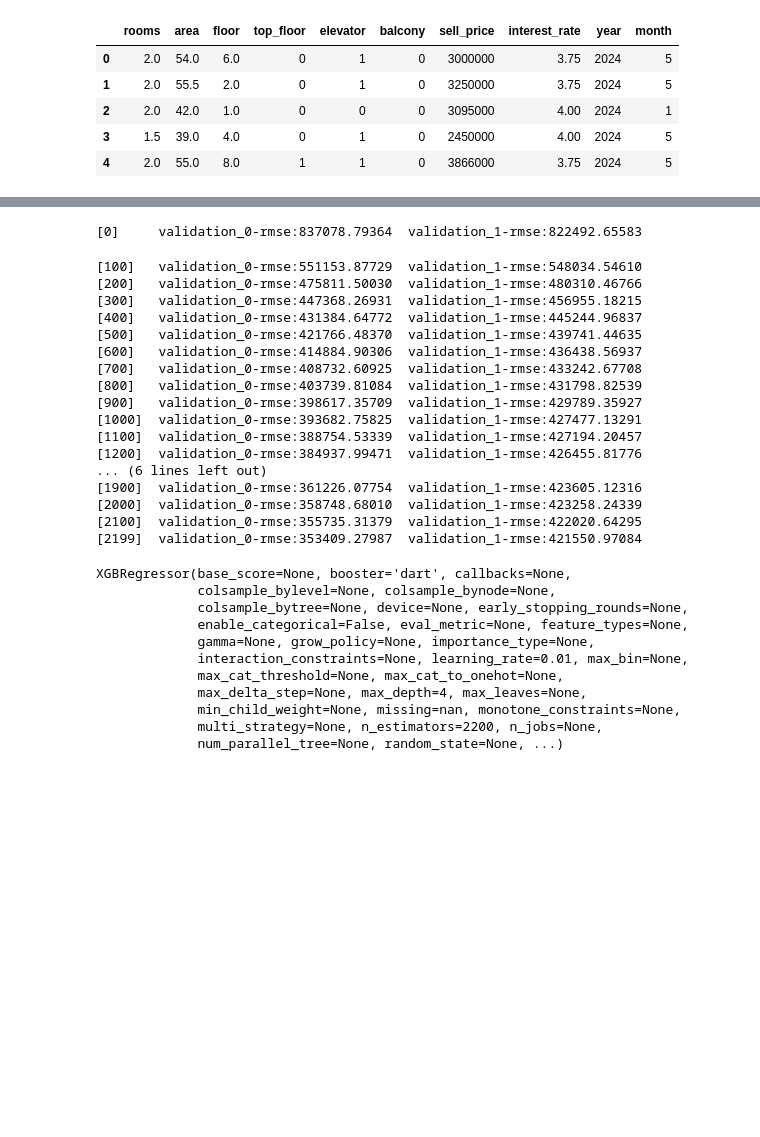
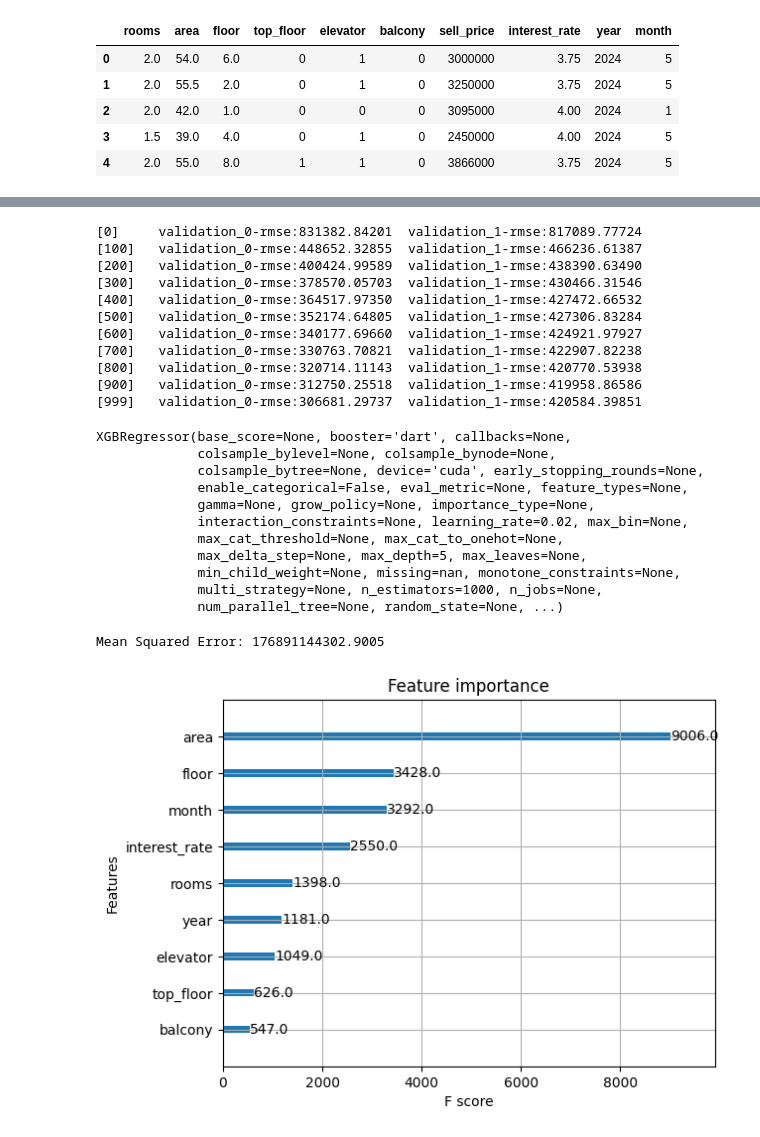
Before and after one commit to olivernilssson/Big-Data-GM0756, a Jupyter notebook: final/notebooks/model.ipynb, the cells around one changed output, grey strips where cells are left out. Cells and saved outputs as stored; diff of their text form; code cells hidden in the pictures; blank space fills up the shorter version.

```diff
--- a/final/notebooks/model.ipynb
+++ b/final/notebooks/model.ipynb
@@ -51,54 +51,61 @@ dtype: object
 Y = data['sell_price']
 X = data.drop(['sell_price'], axis=1)
 
-# Transform categorical variables to one-hot encoding
-X = pd.get_dummies(X)
-
 # Split data into training and test sets
 X_train, X_test, Y_train, Y_test = train_test_split(X, Y, test_size=0.2, random_state=42)
 # %%
 # Assuming you have a validation set (X_val, Y_val)
 model = xgb.XGBRegressor(objective ='reg:squarederror',
                          booster='dart',
-                         n_estimators=2200,
-                         max_depth=4,
-                         learning_rate=0.01,
+                         n_estimators=1000,
+                         max_depth=5,
+                         learning_rate=0.02,
                          tree_method='hist',
                          device='cuda')
 model.fit(X_train, Y_train,
           eval_set=[(X_train, Y_train), (X_test, Y_test)],
-          eval_metric='rmse',
           verbose=100)
 # %% [output]
-[0]     validation_0-rmse:837078.79364  validation_1-rmse:822492.65583
+[0]     validation_0-rmse:831382.84201  validation_1-rmse:817089.77724
+[100]   validation_0-rmse:448652.32855  validation_1-rmse:466236.61387
+[200]   validation_0-rmse:400424.99589  validation_1-rmse:438390.63490
+[300]   validation_0-rmse:378570.05703  validation_1-rmse:430466.31546
+[400]   validation_0-rmse:364517.97350  validation_1-rmse:427472.66532
+[500]   validation_0-rmse:352174.64805  validation_1-rmse:427306.83284
+[600]   validation_0-rmse:340177.69660  validation_1-rmse:424921.97927
+[700]   validation_0-rmse:330763.70821  validation_1-rmse:422907.82238
+[800]   validation_0-rmse:320714.11143  validation_1-rmse:420770.53938
+[900]   validation_0-rmse:312750.25518  validation_1-rmse:419958.86586
+[999]   validation_0-rmse:306681.29737  validation_1-rmse:420584.39851
-[100]   validation_0-rmse:551153.87729  validation_1-rmse:548034.54610
-[200]   validation_0-rmse:475811.50030  validation_1-rmse:480310.46766
-[300]   validation_0-rmse:447368.26931  validation_1-rmse:456955.18215
-[400]   validation_0-rmse:431384.64772  validation_1-rmse:445244.96837
-[500]   validation_0-rmse:421766.48370  validation_1-rmse:439741.44635
-[600]   validation_0-rmse:414884.90306  validation_1-rmse:436438.56937
-[700]   validation_0-rmse:408732.60925  validation_1-rmse:433242.67708
-[800]   validation_0-rmse:403739.81084  validation_1-rmse:431798.82539
-[900]   validation_0-rmse:398617.35709  validation_1-rmse:429789.35927
-[1000]  validation_0-rmse:393682.75825  validation_1-rmse:427477.13291
-[1100]  validation_0-rmse:388754.53339  validation_1-rmse:427194.20457
-[1200]  validation_0-rmse:384937.99471  validation_1-rmse:426455.81776
-... (6 lines left out)
-[1900]  validation_0-rmse:361226.07754  validation_1-rmse:423605.12316
-[2000]  validation_0-rmse:358748.68010  validation_1-rmse:423258.24339
-[2100]  validation_0-rmse:355735.31379  validation_1-rmse:422020.64295
-[2199]  validation_0-rmse:353409.27987  validation_1-rmse:421550.97084
+XGBRegressor(base_score=None, booster='dart', callbacks=None,
+             colsample_bylevel=None, colsample_bynode=None,
+             colsample_bytree=None, device='cuda', early_stopping_rounds=None,
+             enable_categorical=False, eval_metric=None, feature_types=None,
+             gamma=None, grow_policy=None, importance_type=None,
+             interaction_constraints=None, learning_rate=0.02, max_bin=None,
+             max_cat_threshold=None, max_cat_to_onehot=None,
+             max_delta_step=None, max_depth=5, max_leaves=None,
+             min_child_weight=None, missing=nan, monotone_constraints=None,
+             multi_strategy=None, n_estimators=1000, n_jobs=None,
+             num_parallel_tree=None, random_state=None, ...)
-XGBRegressor(base_score=None, booster='dart', callbacks=None,
-             colsample_bylevel=None, colsample_bynode=None,
-             colsample_bytree=None, device=None, early_stopping_rounds=None,
-             enable_categorical=False, eval_metric=None, feature_types=None,
-             gamma=None, grow_policy=None, importance_type=None,
-             interaction_constraints=None, learning_rate=0.01, max_bin=None,
-             max_cat_threshold=None, max_cat_to_onehot=None,
-             max_delta_step=None, max_depth=4, max_leaves=None,
-             min_child_weight=None, missing=nan, monotone_constraints=None,
-             multi_strategy=None, n_estimators=2200, n_jobs=None,
-             num_parallel_tree=None, random_state=None, ...)
 # %%
 # Predict the test set
 Y_pred = model.predict(X_test)
+
+# Calculate the mean squared error to evaluate the model
+mse = mean_squared_error(Y_test, Y_pred)
+print(f'Mean Squared Error: {mse}')
+# %% [output]
+Mean Squared Error: 176891144302.9005
+# %%
+# Feature importance
+feature_importance = model.feature_importances_
+features = X.columns
+importance_df = pd.DataFrame({'Feature': features, 'Importance': feature_importance})
+importance_df = importance_df.sort_values(by='Importance', ascending=False)
+
+# Plot feature importance
+xgb.plot_importance(model)
+plt.show()
+# %% [output]
+[figure, added]
```
Also changed, not shown: parts of 9 cells of this notebook, 2 other files.
